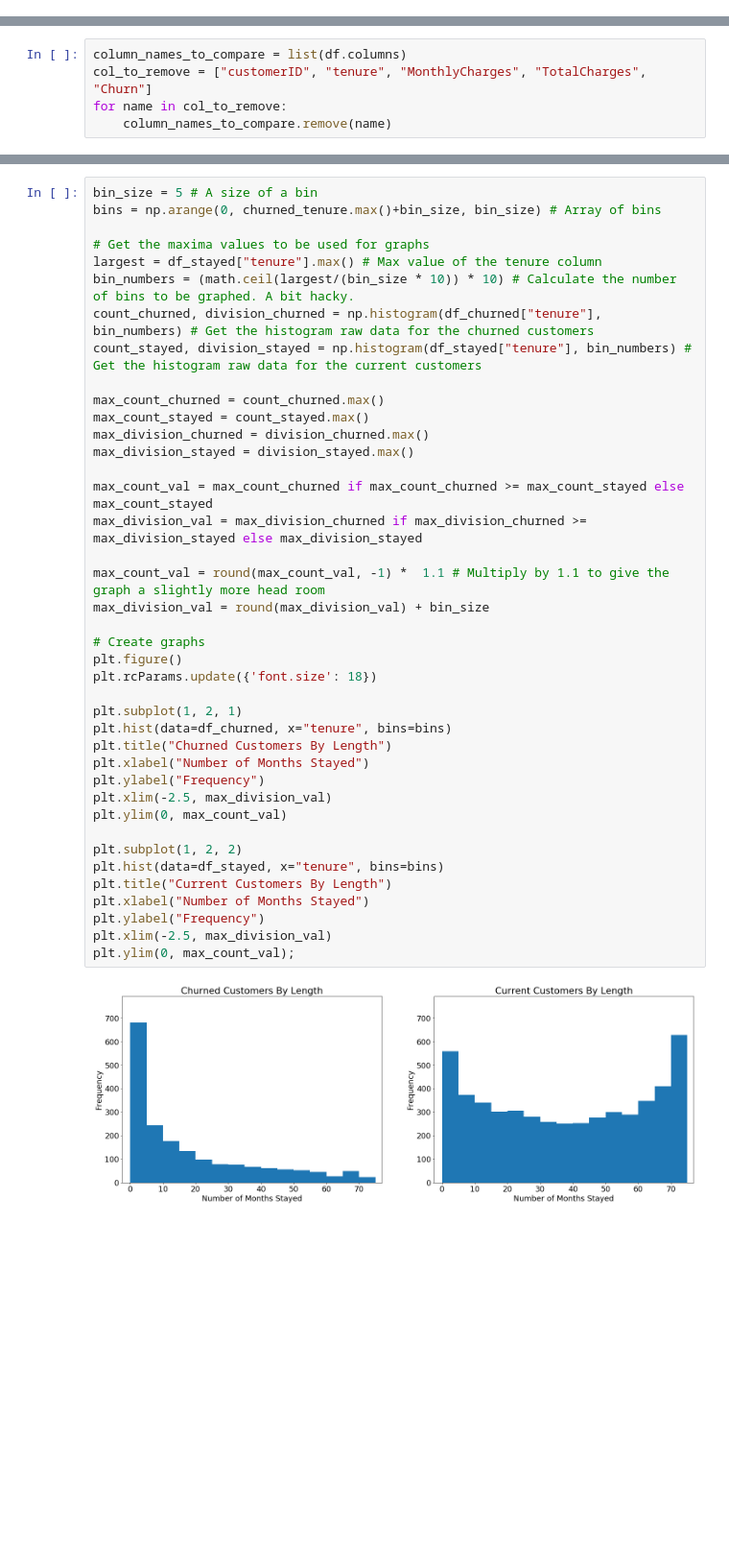
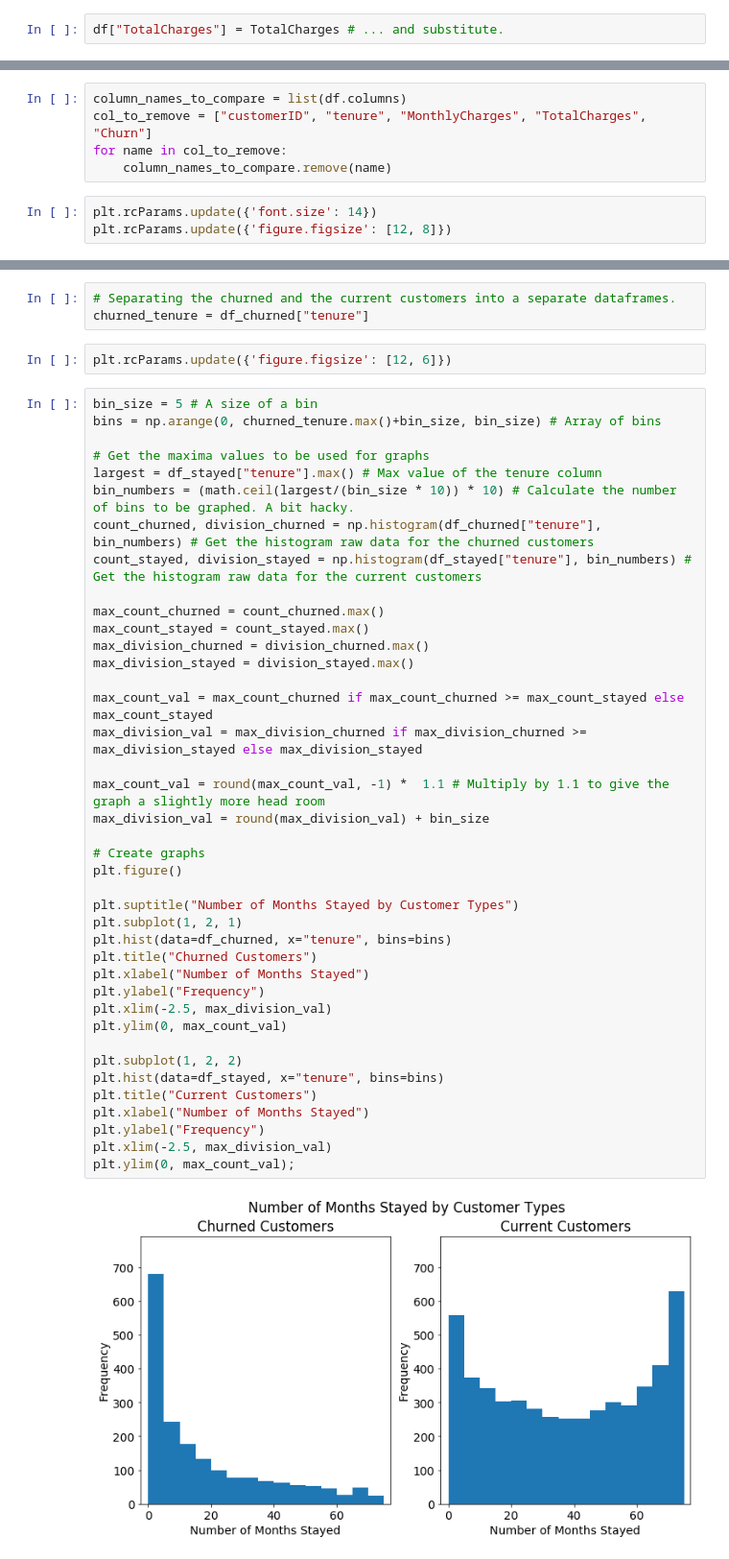
Before and after one commit to keigito/Telco_EDA, a Jupyter notebook: Telco_Customer_Churn.ipynb, the cells around one changed output, grey strips where cells are left out. Shown: that part at 96% size. Cells and saved outputs as stored; diff of their text form; blank space fills up the shorter version.

```diff
--- a/Telco_Customer_Churn.ipynb
+++ b/Telco_Customer_Churn.ipynb
@@ -57,0 +145,2 @@ No NaN values. It looks like this is a clean data set.
+# %%
+df["TotalCharges"] = TotalCharges # ... and substitute.
@@ -73,6 +184,9 @@ column_names_to_compare = list(df.columns)
 col_to_remove = ["customerID", "tenure", "MonthlyCharges", "TotalCharges", "Churn"]
 for name in col_to_remove:
     column_names_to_compare.remove(name)
+# %%
+plt.rcParams.update({'font.size': 14})
+plt.rcParams.update({'figure.figsize': [12, 8]})
 # %%
 for col_name in column_names_to_compare:
     churned_count = df_churned[col_name].value_counts()
@@ -131,3 +246,8 @@ for col_name in column_names_to_compare:
+# %%
+# Separating the churned and the current customers into a separate dataframes.
+churned_tenure = df_churned["tenure"]
+# %%
+plt.rcParams.update({'figure.figsize': [12, 6]})
 # %%
 bin_size = 5 # A size of a bin
 bins = np.arange(0, churned_tenure.max()+bin_size, bin_size) # Array of bins
@@ -139,34 +259,34 @@ count_churned, division_churned = np.histogram(df_churned["tenure"], bin_numbers
 count_stayed, division_stayed = np.histogram(df_stayed["tenure"], bin_numbers) # Get the histogram raw data for the current customers
 
 max_count_churned = count_churned.max()
 max_count_stayed = count_stayed.max()
 max_division_churned = division_churned.max()
 max_division_stayed = division_stayed.max()
 
 max_count_val = max_count_churned if max_count_churned >= max_count_stayed else max_count_stayed
 max_division_val = max_division_churned if max_division_churned >= max_division_stayed else max_division_stayed
 
 max_count_val = round(max_count_val, -1) *  1.1 # Multiply by 1.1 to give the graph a slightly more head room
 max_division_val = round(max_division_val) + bin_size
 
 # Create graphs
 plt.figure()
-plt.rcParams.update({'font.size': 18})
 
+plt.suptitle("Number of Months Stayed by Customer Types")
 plt.subplot(1, 2, 1)
 plt.hist(data=df_churned, x="tenure", bins=bins)
-plt.title("Churned Customers By Length")
+plt.title("Churned Customers")
 plt.xlabel("Number of Months Stayed")
 plt.ylabel("Frequency")
 plt.xlim(-2.5, max_division_val)
 plt.ylim(0, max_count_val)
 
 plt.subplot(1, 2, 2)
 plt.hist(data=df_stayed, x="tenure", bins=bins)
-plt.title("Current Customers By Length")
+plt.title("Current Customers")
 plt.xlabel("Number of Months Stayed")
 plt.ylabel("Frequency")
 plt.xlim(-2.5, max_division_val)
 plt.ylim(0, max_count_val);
 # %% [output]
-[figure, old version]
+[figure, new version]
```
Also changed, not shown: parts of 16 cells of this notebook.
